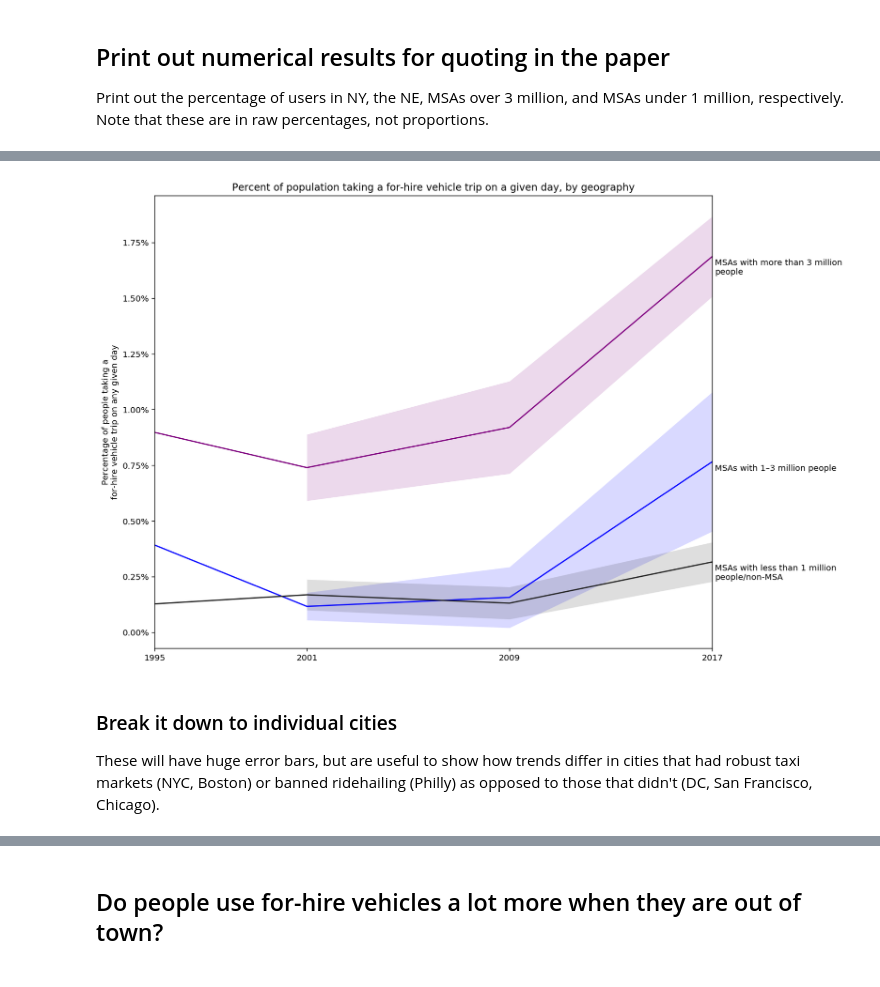
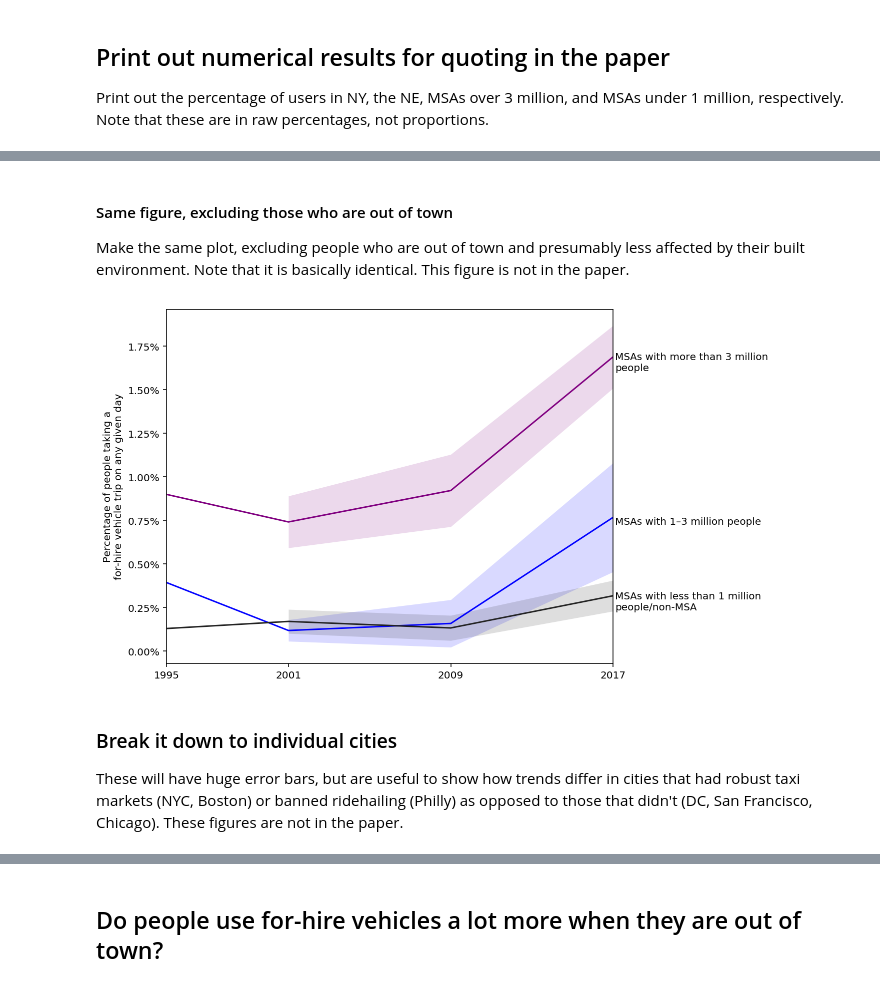
Before and after one commit to mattwigway/ridehailing-nhts-replication, a Jupyter notebook: notebooks/Trends.ipynb, the cells around one changed output, grey strips where cells are left out. Drawn from its saved outputs; the diff is of its cells as text; code cells hidden in the pictures.

```diff
--- a/notebooks/Trends.ipynb
+++ b/notebooks/Trends.ipynb
@@ -510,7 +428,7 @@ def plotBySubsets (subsets95, subsets01, subsets09, subsets17, colors=None, line
     usageMOE = usageSE * 1.96
 
     if ax is None:
-        fig, ax = plt.subplots(figsize=(12, 10))
+        fig, ax = plt.subplots(figsize=(8, 6.5))
 
     for subsetLabel in columns:
         est = usageProp.loc[:,subsetLabel].astype('float64')
@@ -1109,0 +762,23 @@ Index(['Not in MSA', 'Less than 250,000', '250,000 to 499,999',
+# %%
+subsets95Gen = {}
+subsets01Gen = {}
+subsets09Gen = {}
+subsets17Gen = {}
+
+for year, dta, subsetsGen in [
+    (1995, pers95, subsets95Gen),
+    (2001, pers01, subsets01Gen),
+    (2009, pers09, subsets09Gen),
+    (2017, pers17, subsets17Gen)
+]:
+    subsetsGen['MSAs with more than 3 million people'] = (dta.msaSize == 'More than 3 million')
+    subsetsGen['MSAs with 1–3 million people'] = (dta.msaSize == '1,000,000 to 2,999,999')
+    subsetsGen['MSAs with less than 1 million people/non-MSA'] =\
+        dta.msaSize.isin(['Not in MSA', 'Less than 250,000', '250,000 to 499,999', '500,000 to 999,999'])
+
+plotBySubsets(subsets95Gen, subsets01Gen, subsets09Gen, subsets17Gen, colors = {
+    'MSAs with less than 1 million people/non-MSA': '#222222',
+    'MSAs with 1–3 million people': 'blue',
+    'MSAs with more than 3 million people': 'purple'
+},
+              filename='../fig/geogusage_size.pdf')
@@ -1110,36 +787,36 @@ Index(['Not in MSA', 'Less than 250,000', '250,000 to 499,999',
+# %% [markdown]
+#### Same figure, excluding those who are out of town
+
+Make the same plot, excluding people who are out of town and presumably less affected by their built environment. Note that it is basically identical. This figure is not in the paper.
 # %%
 subsets95Gen = {}
 subsets01Gen = {}
 subsets09Gen = {}
 subsets17Gen = {}
 
 for year, dta, subsetsGen in [
     (1995, pers95, subsets95Gen),
     (2001, pers01, subsets01Gen),
     (2009, pers09, subsets09Gen),
     (2017, pers17, subsets17Gen)
 ]:
     inTown = dta.OUTCNTRY != 1 if year == 1995 else dta.OUTOFTWN != 1
-    subsetsGen['MSAs with more than 3 million people'] = (dta.msaSize == 'More than 3 million')# & inTown
-    subsetsGen['MSAs with 1–3 million people'] = (dta.msaSize == '1,000,000 to 2,999,999')# & inTown
-    subsetsGen['MSAs with less than 1 million people/non-MSA'] = dta.msaSize.isin(less1m)# & inTown
+    subsetsGen['MSAs with more than 3 million people'] = (dta.msaSize == 'More than 3 million') & inTown
+    subsetsGen['MSAs with 1–3 million people'] = (dta.msaSize == '1,000,000 to 2,999,999') & inTown
+    subsetsGen['MSAs with less than 1 million people/non-MSA'] =\
+        dta.msaSize.isin(['Not in MSA', 'Less than 250,000', '250,000 to 499,999', '500,000 to 999,999']) & inTown
 
 plotBySubsets(subsets95Gen, subsets01Gen, subsets09Gen, subsets17Gen, colors = {
     'MSAs with less than 1 million people/non-MSA': '#222222',
     'MSAs with 1–3 million people': 'blue',
-    'MSAs with more than 3 million people': 'purple',
-    'Other major Eastern metropolitan areas (Boston, Chicago, and Washington, DC)': 'orange',
-    'New York City metropolitan area': 'green',
-    'Philadelphia metropolitan area': 'red'
-},
-              title='Percent of population taking a for-hire vehicle trip on a given day, by geography')#,
-              #filename='../fig/geogusage_size.pdf')
+    'MSAs with more than 3 million people': 'purple'
+})
 # %% [output]
-[figure, old version]
+[figure, new version]
 # %% [markdown]
 ### Break it down to individual cities
 
-These will have huge error bars, but are useful to show how trends differ in cities that had robust taxi markets (NYC, Boston) or banned ridehailing (Philly) as opposed to those that didn't (DC, San Francisco, Chicago).
+These will have huge error bars, but are useful to show how trends differ in cities that had robust taxi markets (NYC, Boston) or banned ridehailing (Philly) as opposed to those that didn't (DC, San Francisco, Chicago). These figures are not in the paper.
 # %%
 citiesByYear = {
     2017: {
```
Also changed, not shown: parts of 71 cells of this notebook, 11 other files.
